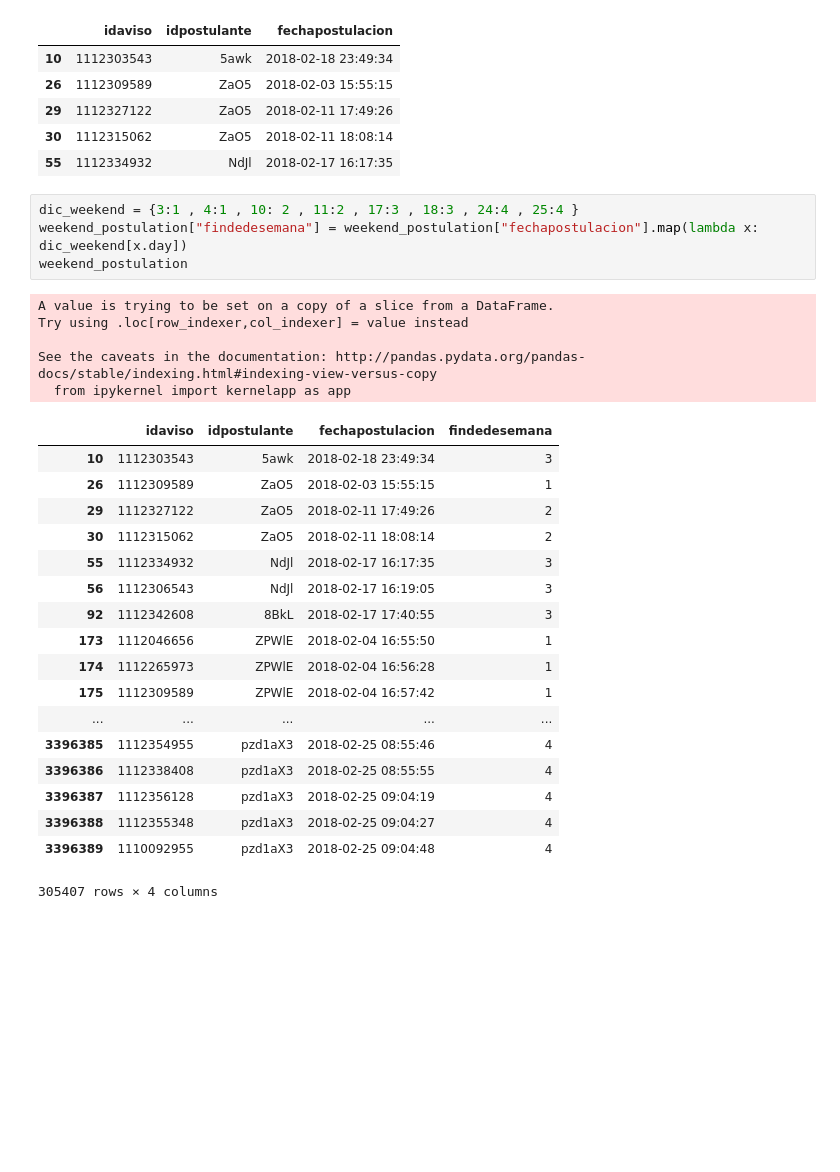
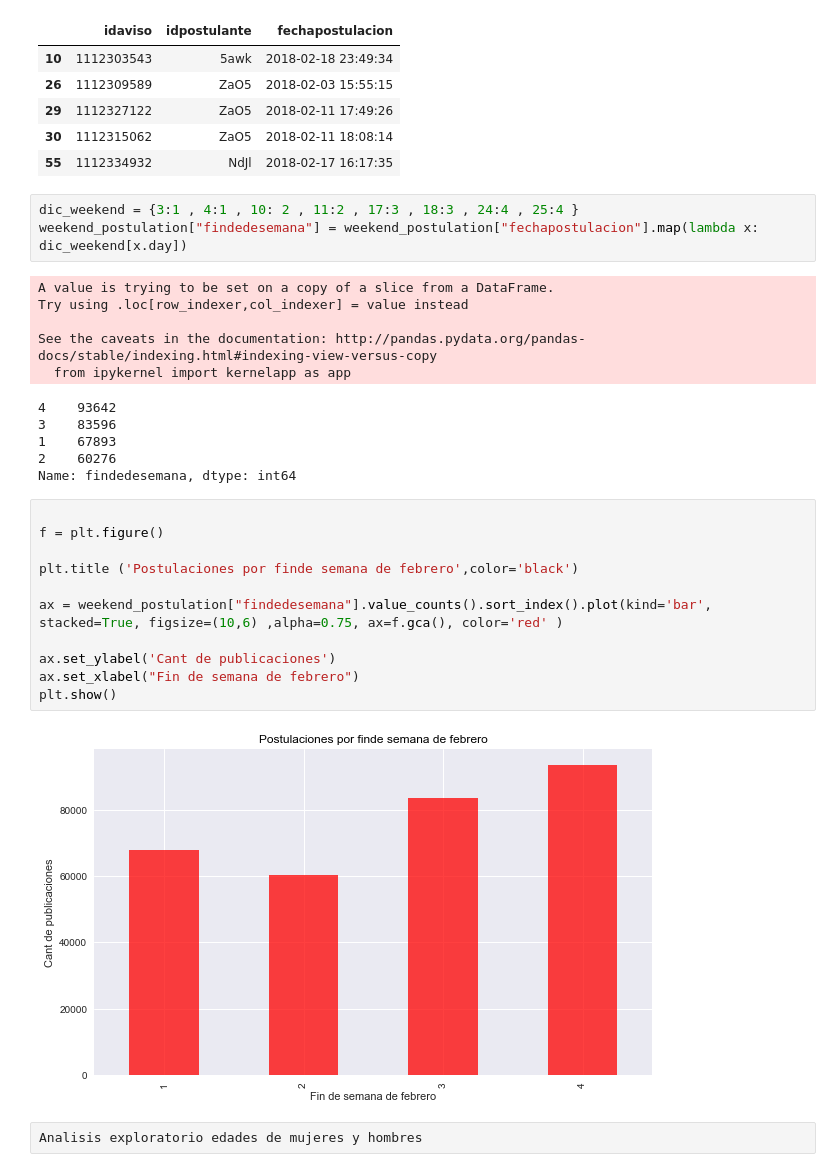
Before and after one commit to matfonseca/OrgaDatos, a Jupyter notebook: Analisis exploratorio.ipynb, the cells around one changed output. Drawn from its saved outputs; the diff is of its cells as text; blank space fills up the shorter version.

```diff
--- a/Analisis exploratorio.ipynb
+++ b/Analisis exploratorio.ipynb
@@ -229,28 +230,29 @@ weekend_postulation.head()
 # %%
 dic_weekend = {3:1 , 4:1 , 10: 2 , 11:2 , 17:3 , 18:3 , 24:4 , 25:4 }
 weekend_postulation["findedesemana"] = weekend_postulation["fechapostulacion"].map(lambda x: dic_weekend[x.day])
-weekend_postulation
 # %% [output]
 A value is trying to be set on a copy of a slice from a DataFrame.
 Try using .loc[row_indexer,col_indexer] = value instead
 
 See the caveats in the documentation: http://pandas.pydata.org/pandas-docs/stable/indexing.html#indexing-view-versus-copy
   from ipykernel import kernelapp as app
-|  | idaviso | idpostulante | fechapostulacion | findedesemana |
-| 10 | 1112303543 | 5awk | 2018-02-18 23:49:34 | 3 |
-| 26 | 1112309589 | ZaO5 | 2018-02-03 15:55:15 | 1 |
-| 29 | 1112327122 | ZaO5 | 2018-02-11 17:49:26 | 2 |
-| 30 | 1112315062 | ZaO5 | 2018-02-11 18:08:14 | 2 |
-| 55 | 1112334932 | NdJl | 2018-02-17 16:17:35 | 3 |
-| 56 | 1112306543 | NdJl | 2018-02-17 16:19:05 | 3 |
-| 92 | 1112342608 | 8BkL | 2018-02-17 17:40:55 | 3 |
-| 173 | 1112046656 | ZPWlE | 2018-02-04 16:55:50 | 1 |
-| 174 | 1112265973 | ZPWlE | 2018-02-04 16:56:28 | 1 |
-| 175 | 1112309589 | ZPWlE | 2018-02-04 16:57:42 | 1 |
-| ... | ... | ... | ... | ... |
-| 3396385 | 1112354955 | pzd1aX3 | 2018-02-25 08:55:46 | 4 |
-| 3396386 | 1112338408 | pzd1aX3 | 2018-02-25 08:55:55 | 4 |
-| 3396387 | 1112356128 | pzd1aX3 | 2018-02-25 09:04:19 | 4 |
-| 3396388 | 1112355348 | pzd1aX3 | 2018-02-25 09:04:27 | 4 |
-| 3396389 | 1110092955 | pzd1aX3 | 2018-02-25 09:04:48 | 4 |
-305407 rows × 4 columns
+4    93642
+3    83596
+1    67893
+2    60276
+Name: findedesemana, dtype: int64
+# %%
+
+f = plt.figure()
+
+plt.title ('Postulaciones por finde semana de febrero',color='black')
+
+ax = weekend_postulation["findedesemana"].value_counts().sort_index().plot(kind='bar', stacked=True, figsize=(10,6) ,alpha=0.75, ax=f.gca(), color='red' )
+
+ax.set_ylabel('Cant de publicaciones')
+ax.set_xlabel("Fin de semana de febrero")
+plt.show()
+# %% [output]
+[figure, added]
+# %%
+Analisis exploratorio edades de mujeres y hombres
```
Also changed, not shown: parts of 14 cells of this notebook, 1 other file.
